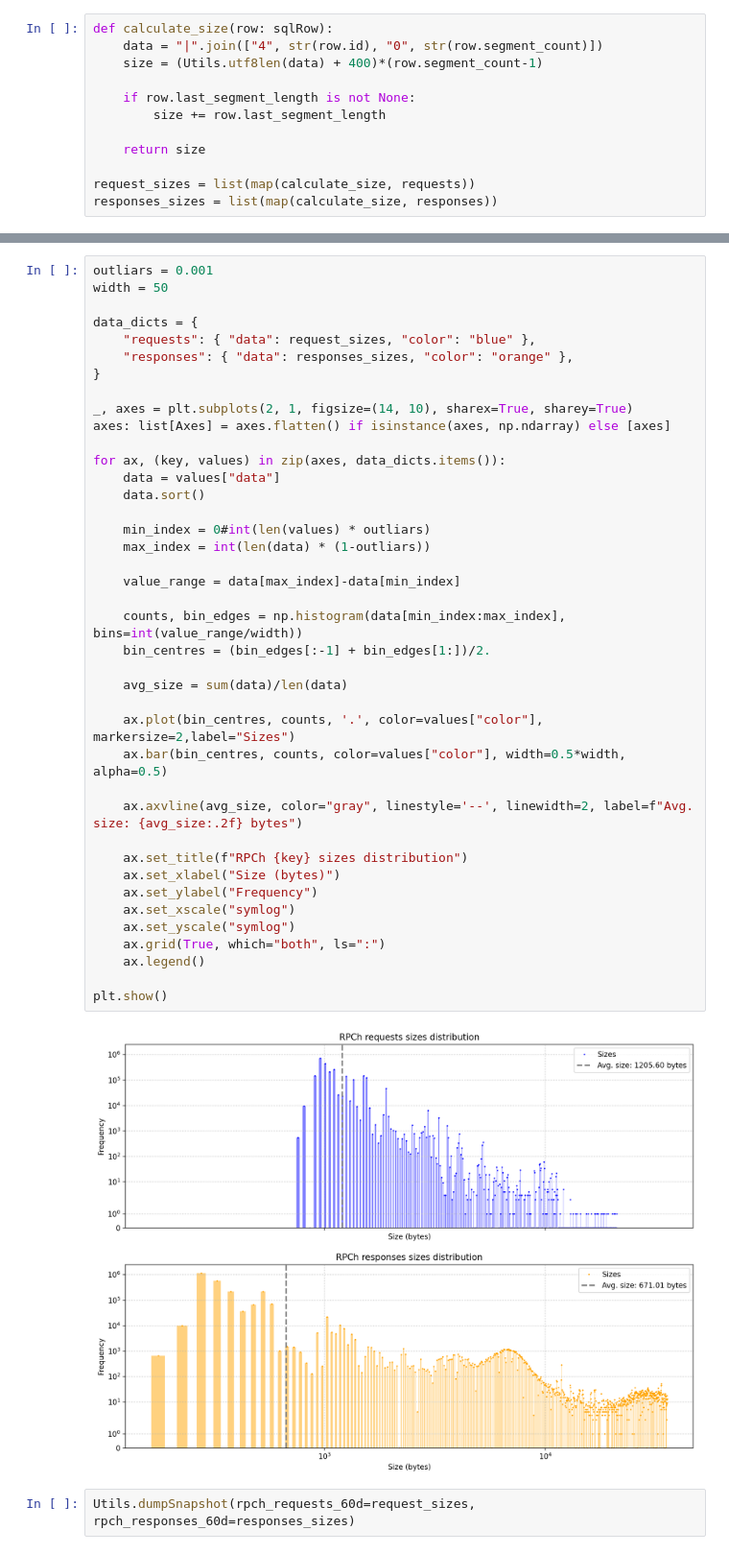
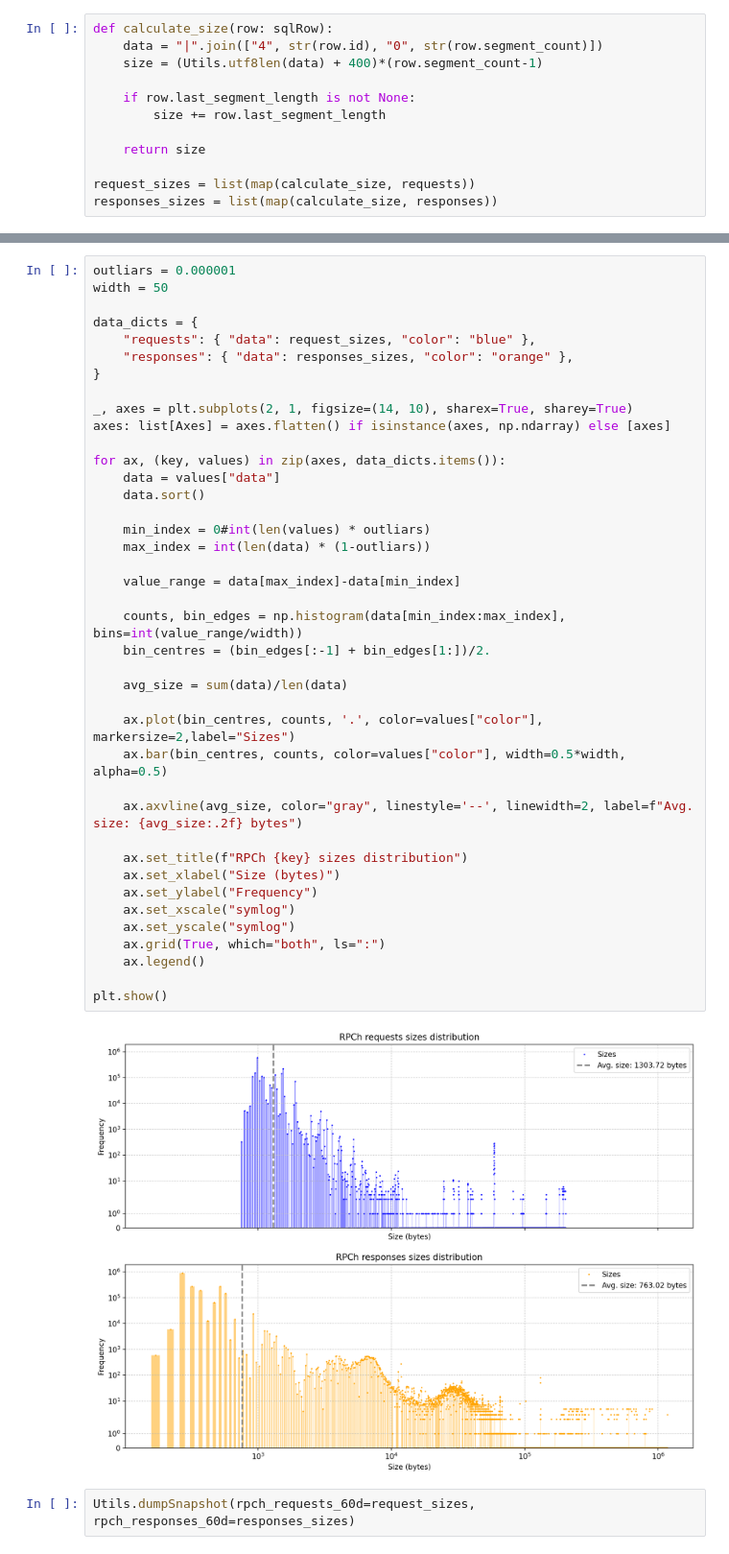
Before and after one commit to hoprnet/simulations, a Jupyter notebook: apr_simulations/rpch_queries_sizes.ipynb, the cells around one changed output, grey strips where cells are left out. Shown at 96% size. Drawn from its saved outputs; the diff is of its cells as text.

Commit message:
update model and curves

```diff
--- a/apr_simulations/rpch_queries_sizes.ipynb
+++ b/apr_simulations/rpch_queries_sizes.ipynb
@@ -48,5 +48,5 @@ Responses:
 # %%
-outliars = 0.001
+outliars = 0.000001
 width = 50
 
 data_dicts = {
@@ -59,33 +59,33 @@ axes: list[Axes] = axes.flatten() if isinstance(axes, np.ndarray) else [axes]
 
 for ax, (key, values) in zip(axes, data_dicts.items()):
     data = values["data"]
     data.sort()
 
     min_index = 0#int(len(values) * outliars)
     max_index = int(len(data) * (1-outliars))
 
     value_range = data[max_index]-data[min_index]
 
     counts, bin_edges = np.histogram(data[min_index:max_index], bins=int(value_range/width))
     bin_centres = (bin_edges[:-1] + bin_edges[1:])/2.
 
     avg_size = sum(data)/len(data)
 
     ax.plot(bin_centres, counts, '.', color=values["color"], markersize=2,label="Sizes")
     ax.bar(bin_centres, counts, color=values["color"], width=0.5*width, alpha=0.5)
 
     ax.axvline(avg_size, color="gray", linestyle='--', linewidth=2, label=f"Avg. size: {avg_size:.2f} bytes")
 
     ax.set_title(f"RPCh {key} sizes distribution")
     ax.set_xlabel("Size (bytes)")
     ax.set_ylabel("Frequency")
     ax.set_xscale("symlog")
     ax.set_yscale("symlog")
     ax.grid(True, which="both", ls=":")
     ax.legend()
 
 plt.show()
 # %% [output]
-[figure, old version]
+[figure, new version]
 # %%
 Utils.dumpSnapshot(rpch_requests_60d=request_sizes, rpch_responses_60d=responses_sizes)
```
Also changed, not shown: parts of 1 cell of this notebook, 8 other files.
